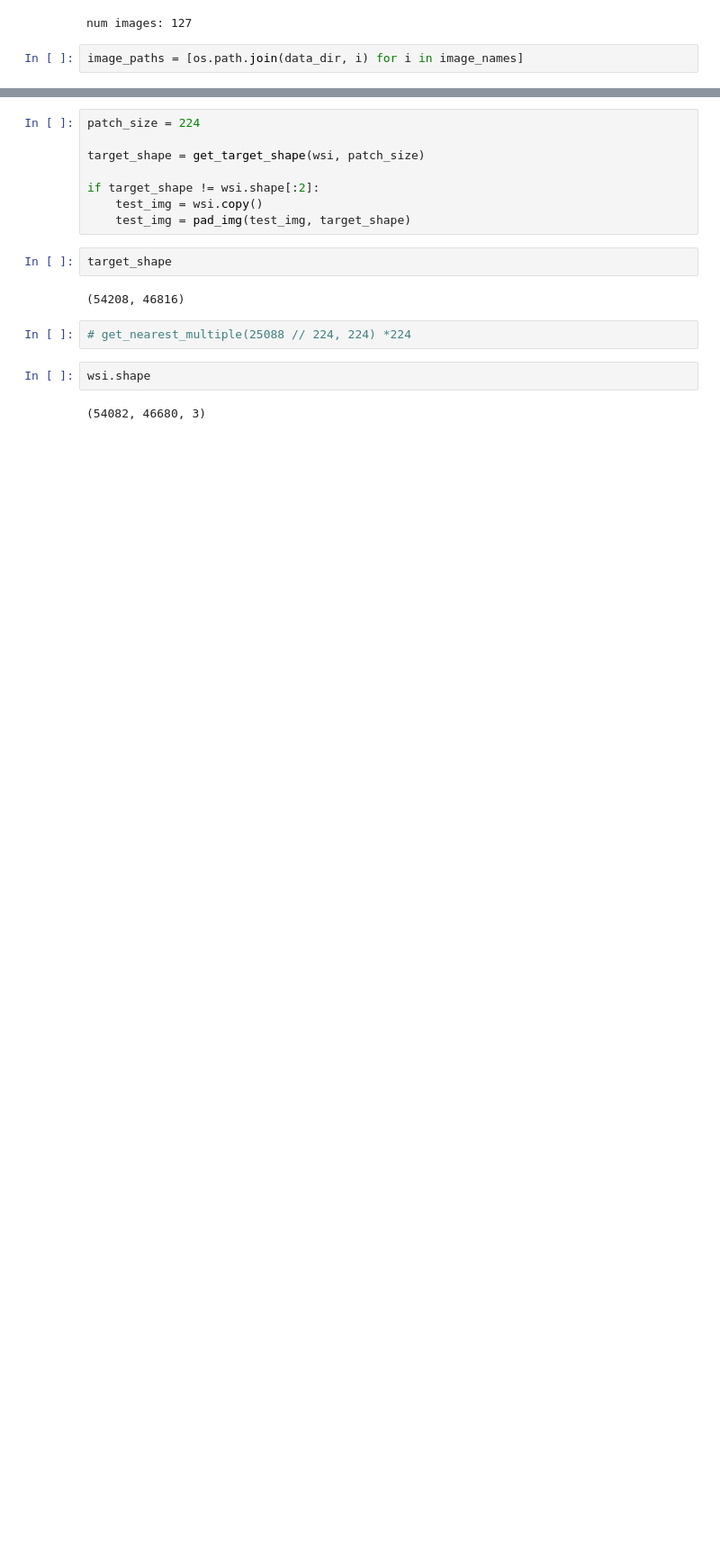
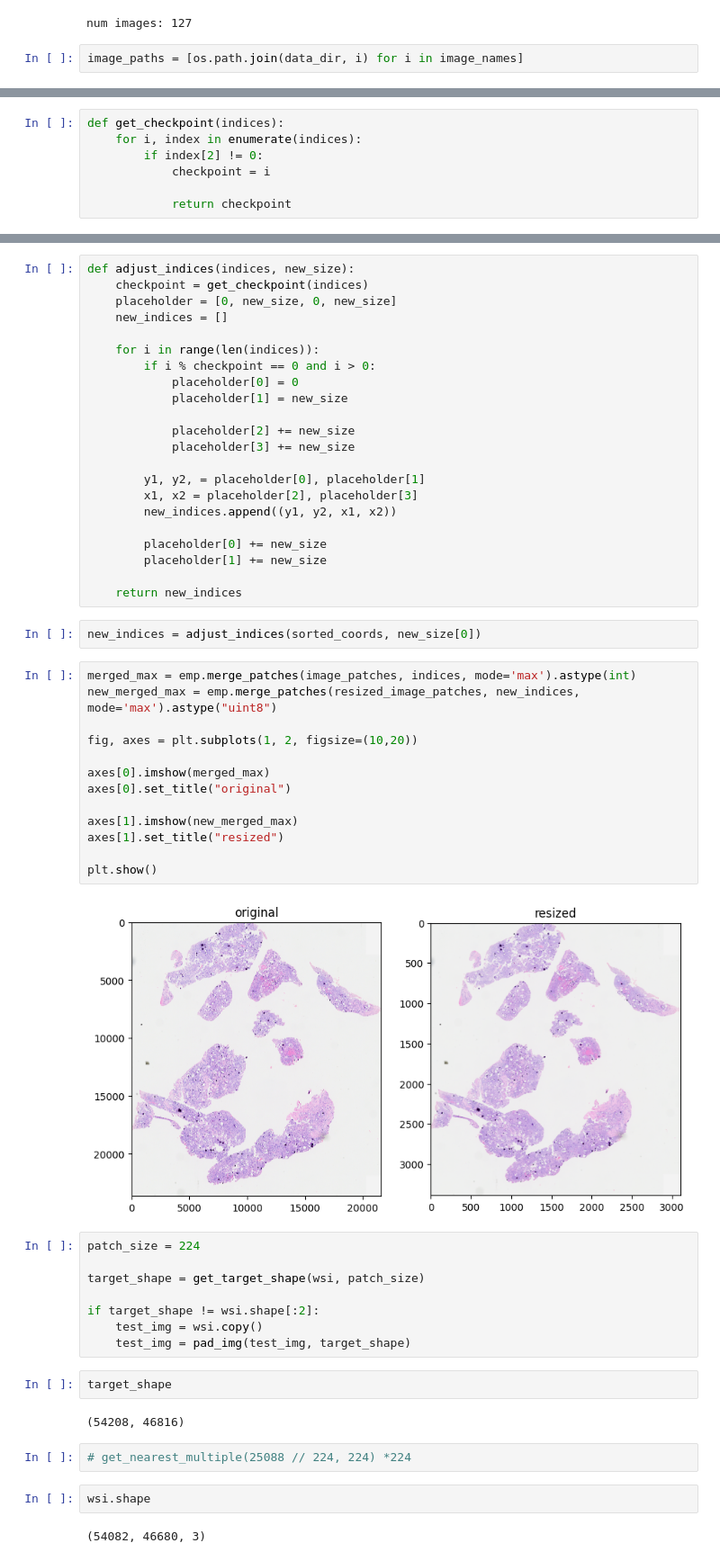
Before and after one commit to emnzn/ViT-Based-WSI-Classification, a Jupyter notebook: encoding/notebooks/2d-stitching.ipynb, the cells around one changed output, grey strips where cells are left out. Shown at 90% size. Drawn from its saved outputs; the diff is of its cells as text; blank space fills up the shorter version.

```diff
--- a/encoding/notebooks/2d-stitching.ipynb
+++ b/encoding/notebooks/2d-stitching.ipynb
@@ -42,0 +77,7 @@ plt.show()
+# %%
+def get_checkpoint(indices):
+    for i, index in enumerate(indices):
+        if index[2] != 0:
+            checkpoint = i
+
+            return checkpoint
@@ -43,3 +99,42 @@ plt.show()
+# %%
+def adjust_indices(indices, new_size):
+    checkpoint = get_checkpoint(indices)
+    placeholder = [0, new_size, 0, new_size]
+    new_indices = []
+
+    for i in range(len(indices)):
+        if i % checkpoint == 0 and i > 0:
+            placeholder[0] = 0
+            placeholder[1] = new_size
+
+            placeholder[2] += new_size
+            placeholder[3] += new_size
+
+        y1, y2, = placeholder[0], placeholder[1]
+        x1, x2 = placeholder[2], placeholder[3]
+        new_indices.append((y1, y2, x1, x2))
+
+        placeholder[0] += new_size
+        placeholder[1] += new_size
+
+    return new_indices
+# %%
+new_indices = adjust_indices(sorted_coords, new_size[0])
+# %%
+merged_max = emp.merge_patches(image_patches, indices, mode='max').astype(int)
+new_merged_max = emp.merge_patches(resized_image_patches, new_indices, mode='max').astype("uint8")
+
+fig, axes = plt.subplots(1, 2, figsize=(10,20))
+
+axes[0].imshow(merged_max)
+axes[0].set_title("original")
+
+axes[1].imshow(new_merged_max)
+axes[1].set_title("resized")
+
+plt.show()
+# %% [output]
+[figure, added]
 # %%
 patch_size = 224
 
```
Also changed, not shown: parts of 13 cells of this notebook, 15 other files.
